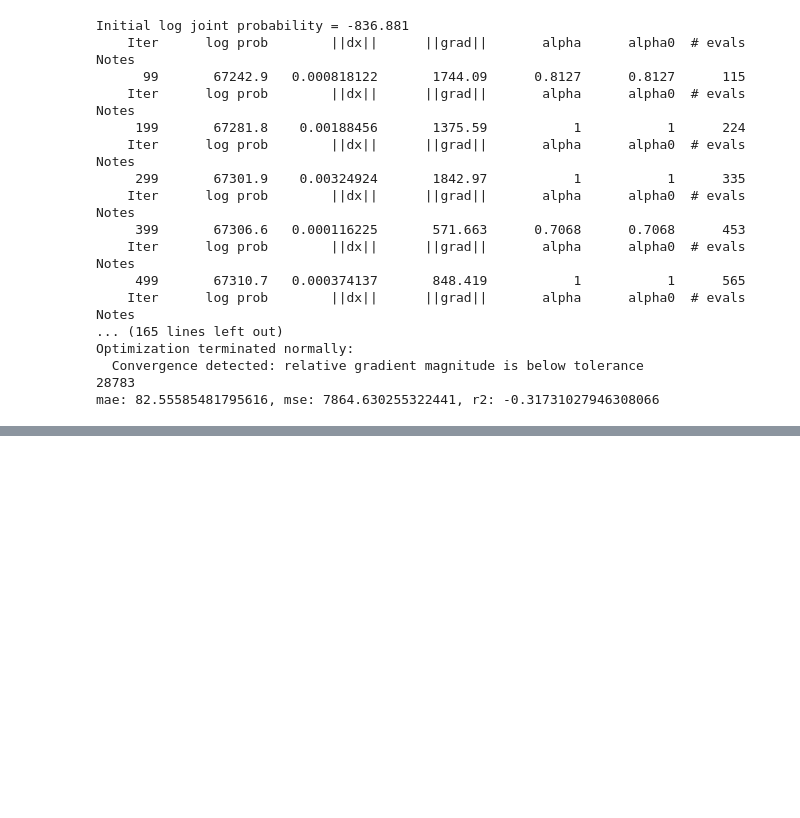
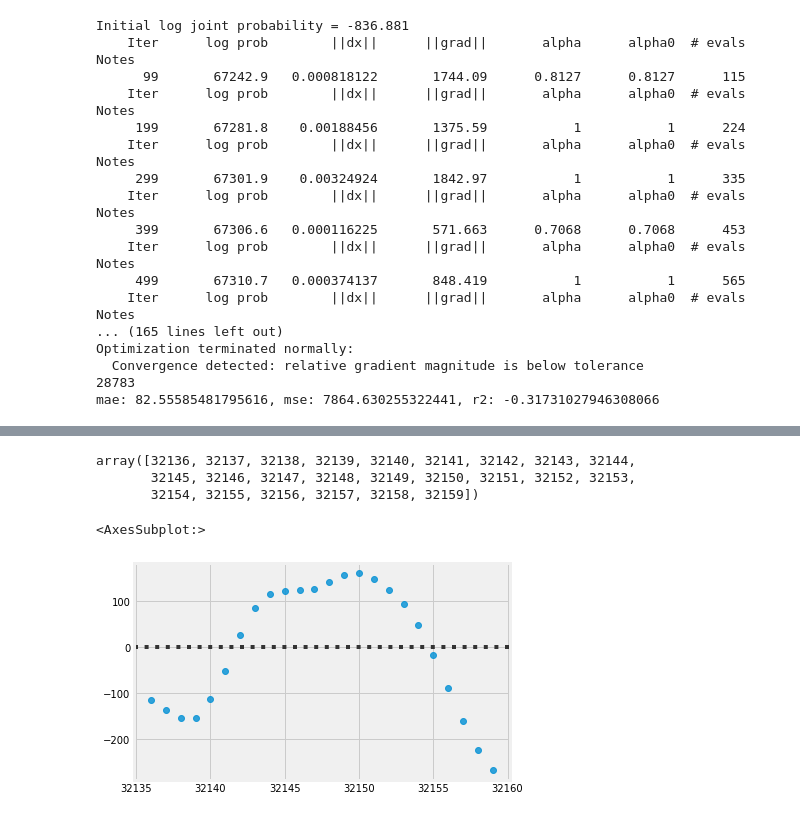
Before and after one commit to erickCantu/TheGreenCitySolutionsGroup, a Jupyter notebook: notebooks/TS_prophet.ipynb, the cells around one changed output, grey strips where cells are left out. Saved outputs shown, nothing was run; the diff lists cells and outputs as text; code cells hidden in the pictures; blank space fills up the shorter version.

```diff
--- a/notebooks/TS_prophet.ipynb
+++ b/notebooks/TS_prophet.ipynb
@@ -613,0 +674,11 @@ mae: 82.55585481795616, mse: 7864.630255322441, r2: -0.31731027946308066
+# %%
+np.array(ls_publish_best_WkMod_RegMod_Opt[0][0]['forecast'].index)
+# %% [output]
+array([32136, 32137, 32138, 32139, 32140, 32141, 32142, 32143, 32144,
+       32145, 32146, 32147, 32148, 32149, 32150, 32151, 32152, 32153,
+       32154, 32155, 32156, 32157, 32158, 32159])
+# %%
+sns.residplot(x = np.array(ls_publish_best_WkMod_RegMod_Opt[0][0]['forecast'].index), y = np.array(ls_publish_best_WkMod_RegMod_Opt[0][0]['forecast']['prediction']))
+# %% [output]
+<AxesSubplot:>
+[figure, added]
```
Also changed, not shown: parts of 12 cells of this notebook.
